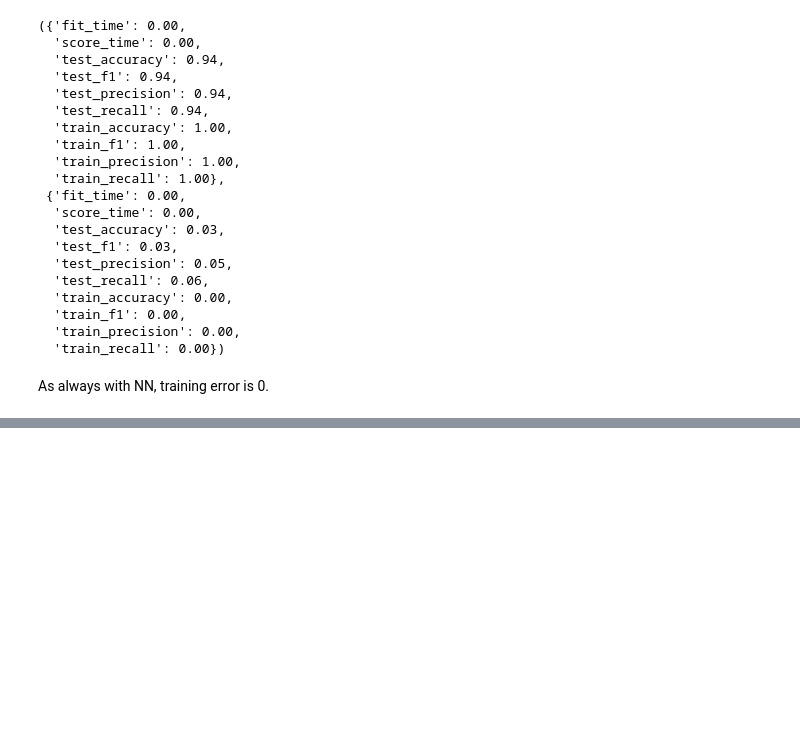
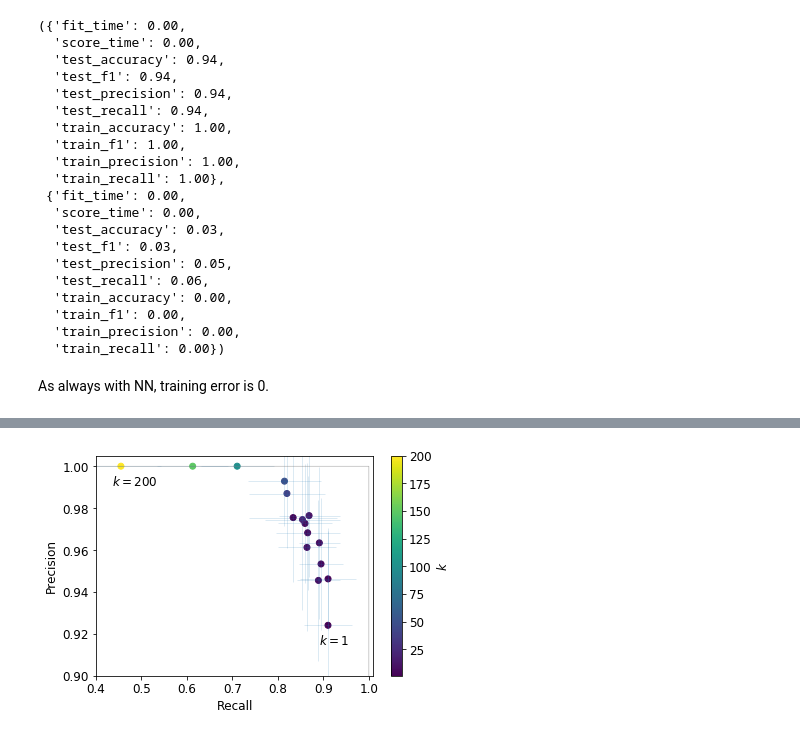
Before and after one commit to ahmadnish/FOML2017, a Jupyter notebook: jannik.ipynb, the cells around one changed output, grey strips where cells are left out. Saved outputs shown, nothing was run; the diff lists cells and outputs as text; code cells hidden in the pictures; blank space fills up the shorter version.

```diff
--- a/jannik.ipynb
+++ b/jannik.ipynb
@@ -381,0 +390,8 @@ balance[1]/balance.sum()
+# %%
+# do NN in the first 6 dimensions of PCA space
+ks = list(range(1,10+1)) + [20, 40, 50, 100, 150, 200]
+knn_res = k_nearest_neighbor(Xp[:,:4], Y, ks)
+
+# means
+print("k, accuracy, precision, recall")
+list((zip(ks, knn_res[:,:,0])))
@@ -381,0 +416,4 @@ balance[1]/balance.sum()
+# %%
+knn_plot(knn_res, 'knn_pca')
+# %% [output]
+[figure, added]
```
Also changed, not shown: parts of 23 cells of this notebook, 9 other files.
